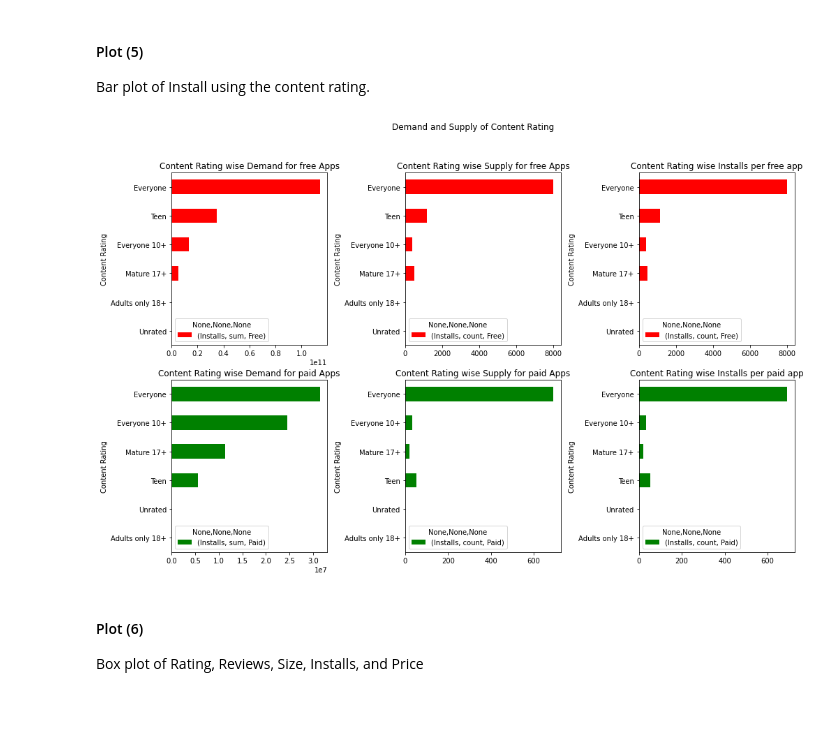
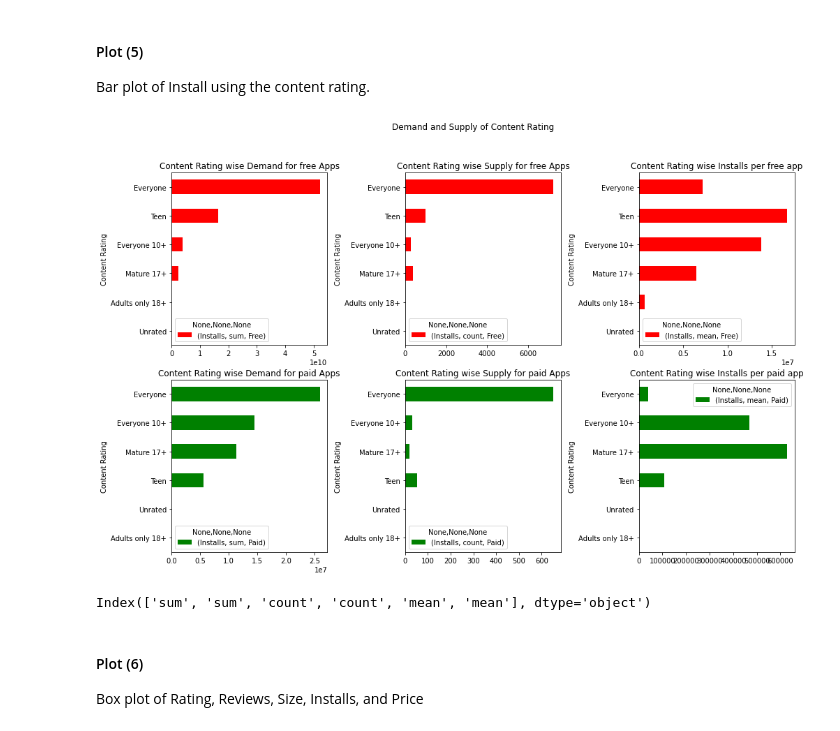
Before and after one commit to BharatSingla12/Play-Store-App-Review-Analysis-EDA-, a Jupyter notebook: Play_Store_App_Review_Analysis_Capstone_Project.ipynb, the cells around one changed output. Saved outputs shown, nothing was run; the diff lists cells and outputs as text; code cells hidden in the pictures.

```diff
--- a/Play_Store_App_Review_Analysis_Capstone_Project.ipynb
+++ b/Play_Store_App_Review_Analysis_Capstone_Project.ipynb
@@ -257,6 +477,12 @@ None_df
 # %%
 # Drop all the rows in which atleast one feature is null (exculding Ratings)
 df = df.drop(None_df.index)
+# %%
+# calculating median value
+median_value = df['Rating'].median()
+
+# replacing the missing values with median value
+df['Rating'].fillna(median_value, inplace= True)
 # %%
 # Lets check the null values
 df.isnull().sum().sort_values(ascending = False)
@@ -288,0 +520,3 @@ df.head()
+# %%
+# dropping duplicates from the 'App' column.
+df = df.drop_duplicates(subset = 'App')
@@ -509,23 +739,31 @@ plt.show()
 #### Plot (5)
 Bar plot of Install using the content rating.
 # %%
+# Create the dataframe
 df1 = df[['Installs', 'Content Rating', 'Type']]  # Select the columns
 df2 = df1.groupby(by= ['Type', 'Content Rating'], as_index=True).agg(['sum', 'count', 'mean']).unstack(level=0).fillna(0)
 
+# Plot it
 fig, axs = plt.subplots(2, 3)
 fig.suptitle('Demand and Supply of Content Rating')
 fig.subplots_adjust(hspace=0.2, wspace = 0.5)
 
 df2.sort_values(by=('Installs', 'sum', 'Free'), ascending=True).plot(y = ('Installs', 'sum', 'Free'), ax = axs[0, 0], kind = 'barh', figsize  = (16,10),color= 'red', title = "Content Rating wise Demand for free Apps")
 df2.sort_values(by=('Installs', 'sum', 'Free'), ascending=True).plot(y = ('Installs', 'count', 'Free'), ax = axs[0, 1], kind = 'barh', figsize  = (16,10),color= 'red', title = "Content Rating wise Supply for free Apps")
-df2.sort_values(by=('Installs', 'sum', 'Free'), ascending=True).plot(y = ('Installs', 'count', 'Free'), ax = axs[0, 2], kind = 'barh', figsize  = (16,10),color= 'red', title = "Content Rating wise Installs per free app")
+df2.sort_values(by=('Installs', 'sum', 'Free'), ascending=True).plot(y = ('Installs', 'mean', 'Free'), ax = axs[0, 2], kind = 'barh', figsize  = (16,10),color= 'red', title = "Content Rating wise Installs per free app")
 
 df2.sort_values(by=('Installs', 'sum', 'Paid'), ascending=True).plot(y = ('Installs', 'sum', 'Paid'), ax = axs[1, 0], kind = 'barh', figsize  = (16,10),color= 'green', title = "Content Rating wise Demand for paid Apps")
 df2.sort_values(by=('Installs', 'sum', 'Paid'), ascending=True).plot(y = ('Installs', 'count', 'Paid'), ax = axs[1, 1], kind = 'barh', figsize  = (16,10),color= 'green', title = "Content Rating wise Supply for paid Apps")
-df2.sort_values(by=('Installs', 'sum', 'Paid'), ascending=True).plot(y = ('Installs', 'count', 'Paid'), ax = axs[1, 2], kind = 'barh', figsize  = (16,10),color= 'green', title = "Content Rating wise Installs per paid app")
+df2.sort_values(by=('Installs', 'sum', 'Paid'), ascending=True).plot(y = ('Installs', 'mean', 'Paid'), ax = axs[1, 2], kind = 'barh', figsize  = (16,10),color= 'green', title = "Content Rating wise Installs per paid app")
+
+plt. grid(False)
 plt.show()
 # %% [output]
-[figure, old version]
+[figure, new version]
+# %%
+df2.columns.get_level_values(1)
+# %% [output]
+Index(['sum', 'sum', 'count', 'count', 'mean', 'mean'], dtype='object')
 # %% [markdown]
 #### Plot (6)
 Box plot of Rating, Reviews, Size, Installs, and Price
```
Also changed, not shown: parts of 65 cells of this notebook.
